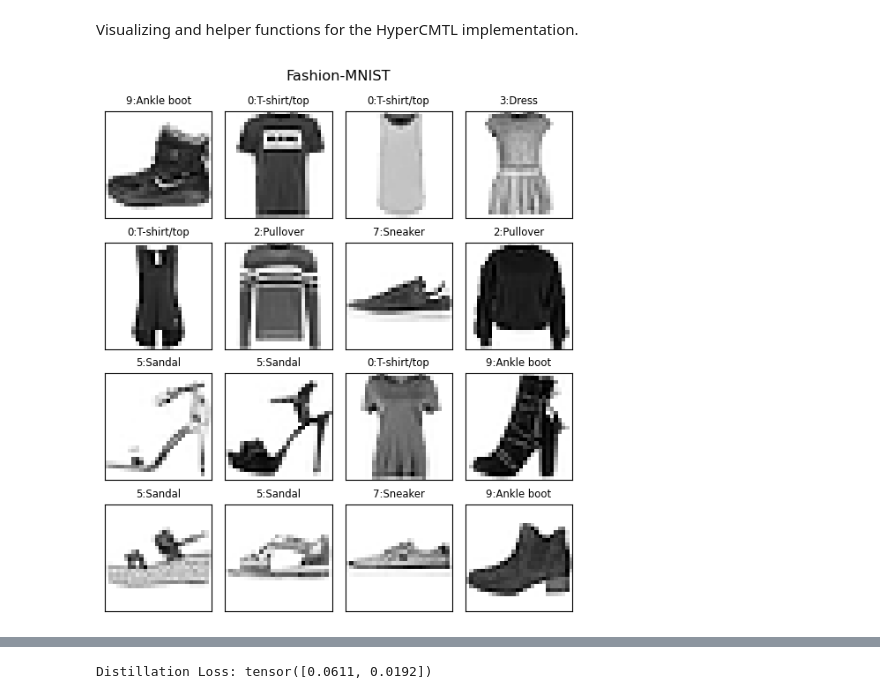
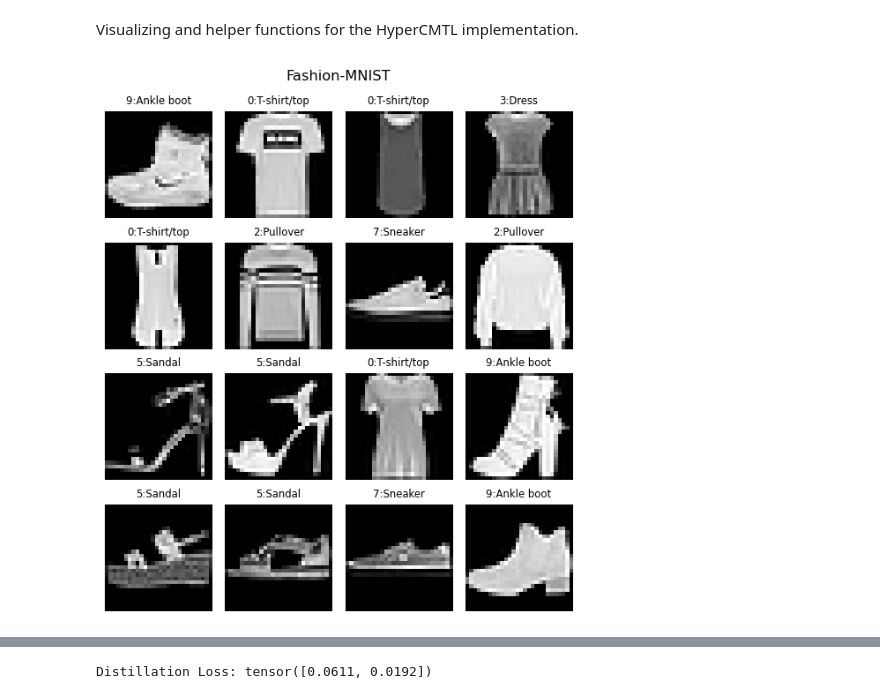
Before and after one commit to Neilus03/PAH, a Jupyter notebook: only_hyperCMTL.ipynb, the cells around one changed output, grey strips where cells are left out. Cells and saved outputs as stored; diff of their text form; code cells hidden in the pictures.

```diff
--- a/only_hyperCMTL.ipynb
+++ b/only_hyperCMTL.ipynb
@@ -125,0 +146,7 @@ Completed unzipping mini-imagenet data files!
+# %%
+labels_to_marks = MLclf.labels_to_marks['mini-imagenet']
+marks_to_labels = MLclf.marks_to_labels['mini-imagenet']
+
+# Print class names
+for idx, class_name in marks_to_labels.items():
+    print(f'{idx}: {class_name}')
@@ -128,102 +173,105 @@ Visualizing and helper functions for the HyperCMTL implementation.
 # %%
 ### helper function to inspect torch image batches:
 
-def inspect_batch(images, # batch of images as torch tensors
-        labels=None,      # optional vector of ground truth label integers
-        predictions=None, # optional vector/matrix of model predictions
-        # display parameters:
-        class_names=None, # optional list or dict of class idxs to class name strings
-        title=None,       # optional title for entire plot
-        # figure display/sizing params:
-        center_title=True,
-        max_to_show=16,
-        num_cols = 4,
-        scale=1,
-        ):
-    """accepts a batch of images as a torch tensor or list of tensors,
+def inspect_batch(images, labels=None, predictions=None, class_names=None, title=None,
+                  center_title=True, max_to_show=16, num_cols=4, scale=1):
+    """Accepts a batch of images as a torch tensor or list of tensors,
     and plots them in a grid for manual inspection.
-    optionally, you can supply ground truth labels
+    Optionally, you can supply ground truth labels
     and/or model predictions, to display those as well."""
 
-    max_to_show = min([max_to_show, len(images)]) # cap at number of images
-
+    max_to_show = min(max_to_show, len(images))  # Cap at number of images
     num_rows = int(np.ceil(max_to_show / num_cols))
 
-    # add extra figure height if needed for captions:
-    extra_height = (((labels is not None) or (predictions is not None)) * 0.2)
+    # Add extra figure height if needed for captions
+    extra_height = 0.2 if (labels is not None or predictions is not None) else 0
 
     fig_width = 2 * scale * num_cols
-    fig_height = (2+extra_height) * scale * num_rows + ((title is not None) * 0.3)
+    fig_height = (2 + extra_height) * scale * num_rows + (0.3 if title is not None else 0)
 
     fig, axes = plt.subplots(num_rows, num_cols, squeeze=False, figsize=(fig_width, fig_height))
-    all_axes = []
-    for ax_row in axes:
-        all_axes.extend(ax_row)
+    all_axes = [ax for ax_row in axes for ax in ax_row]
 
-    # translate labels and predictions to class names if given:
+    # Translate labels and predictions to class names if given
     if class_names is not None:
         if labels is not None:
-            labels = [f'{l}:{class_names[int(l)]}' for l in labels]
+            if isinstance(class_names, dict):
+                # Check if class_names uses string keys (e.g., for mini-ImageNet)
+                if isinstance(next(iter(class_names.keys())), str):
+                    # Create labels_to_marks mapping for mini-ImageNet
+                    labels_to_marks = {v: k for k, v in class_names.items()}
+                    labels = [f'{l}:{class_names[labels_to_marks[l]]}' for l in labels]
+                else:
+                    # For datasets like CIFAR-10 or Fashion-MNIST
+                    labels = [f'{l}:{class_names[l]}' for l in labels]
+            else:
+                # Assume class_names is a list
+                labels = [f'{l}:{class_names[l]}' for l in labels]
         if predictions is not None:
             if len(predictions.shape) == 2:
-                # probability distribution or onehot vector, so argmax it:
+                # Probability distribution or one-hot vector, so argmax it
                 predictions = predictions.argmax(dim=1)
-            predictions = [f'{p}:{class_names[int(p)]}' for p in predictions]
+            predictions = [f'{p}:{class_names[p]}' for p in predictions]
 
     for b, ax in enumerate(all_axes):
         if b < max_to_show:
-            # rearrange to H*W*C:
-            img_p = images[b].permute([1,2,0])
-            # un-normalise:
+            # Rearrange to H*W*C
+            img_p = images[b].permute([1, 2, 0])
+            # Un-normalize
             img = (img_p - img_p.min()) / (img_p.max() - img_p.min())
-            # to numpy:
+            # To numpy
             img = img.cpu().detach().numpy()
 
-            ax.imshow(img, cmap='Grays')
-            ax.axes.get_xaxis().set_ticks([])
-            ax.axes.get_yaxis().set_ticks([])
+            ax.imshow(img, cmap='gray')
+            ax.axis('off')
 
             if labels is not None:
-                ax.set_title(f'{labels[b]}', fontsize=10*scale**0.5)
+                ax.set_title(f'{labels[b]}', fontsize=10 * scale ** 0.5)
             if predictions is not None:
-                ax.set_title(f'pred: {predictions[b]}', fontsize=10*scale**0.5)
+                ax.set_title(f'pred: {predictions[b]}', fontsize=10 * scale ** 0.5)
             if labels is not None and predictions is not None:
                 if labels[b] == predictions[b]:
-                    ### matching prediction, mark as correct:
+                    # Matching prediction, mark as correct
                     mark, color = '✔', 'green'
                 else:
                     mark, color = '✘', 'red'
 
-                ax.set_title(f'label:{labels[b]}    \npred:{predictions[b]} {mark}', color=color, fontsize=8*scale**0.5)
+                ax.set_title(f'label:{labels[b]}\npred:{predictions[b]} {mark}', color=color, fontsize=8 * scale ** 0.5)
         else:
             ax.axis('off')
     if title is not None:
-        if center_title:
-            x, align = 0.5, 'center'
-        else:
-            x, align = 0, 'left'
-        fig.suptitle(title, fontsize=14*scale**0.5, x=x, horizontalalignment=align)
+        x, align = (0.5, 'center') if center_title else (0, 'left')
+        fig.suptitle(title, fontsize=14 * scale ** 0.5, x=x, horizontalalignment=align)
     fig.tight_layout()
     plt.show()
 
 
 
 # define preprocessing transform and load a batch to inspect it:
 preprocess = transforms.Compose([
     transforms.ToTensor(),
     transforms.Normalize((0.5,), (0.5,))
 ])
 
 fmnist_batch = [fmnist[i] for i in range(16)]
 fmnist_images = [preprocess(img) for (img,label) in fmnist_batch]
 fmnist_labels = [label for (img,label) in fmnist_batch]
 
 inspect_batch(fmnist_images, fmnist_labels, class_names=fmnist.classes, title='Fashion-MNIST', scale=0.7)
 
 cifar10_batch = [cifar10[i] for i in range(16)]
 cifar10_images = [preprocess(img) for (img,label) in cifar10_batch]
 cifar10_labels = [label for (img,label) in cifar10_batch]
 
 inspect_batch(cifar10_images, cifar10_labels, class_names=cifar10.classes, title='CIFAR-10', scale=0.7)
+
+miniimagenet_batch = [test_dataset[i] for i in range(16)]
+miniimagenet_images = [img for (img,label) in miniimagenet_batch]
+miniimagenet_labels = [label for (img,label) in miniimagenet_batch]
+# Extract scalar values from tensor labels and convert to integers
+miniimagenet_labels_int = [label.item() for label in miniimagenet_labels]
+
+# Use the integer labels in your inspect_batch function
+inspect_batch(miniimagenet_images, miniimagenet_labels_int, class_names=marks_to_labels, title='mini-ImageNet', scale=0.7)
 # %% [output]
-[figure, old version]
+[figure, new version]
```
Also changed, not shown: parts of 35 cells of this notebook.
